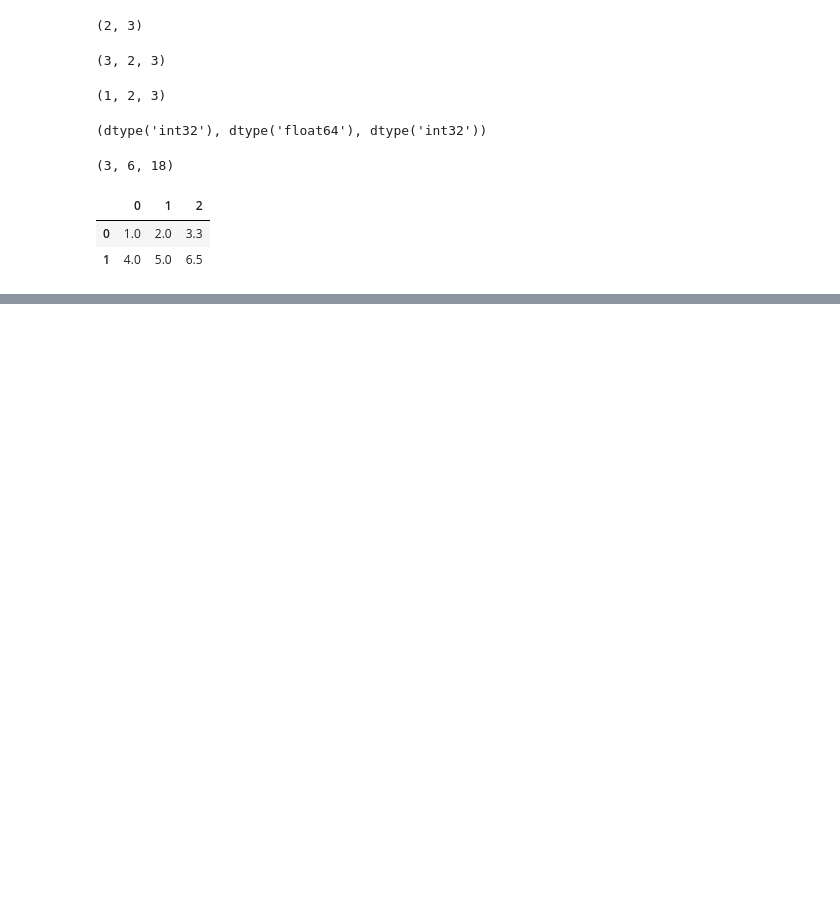
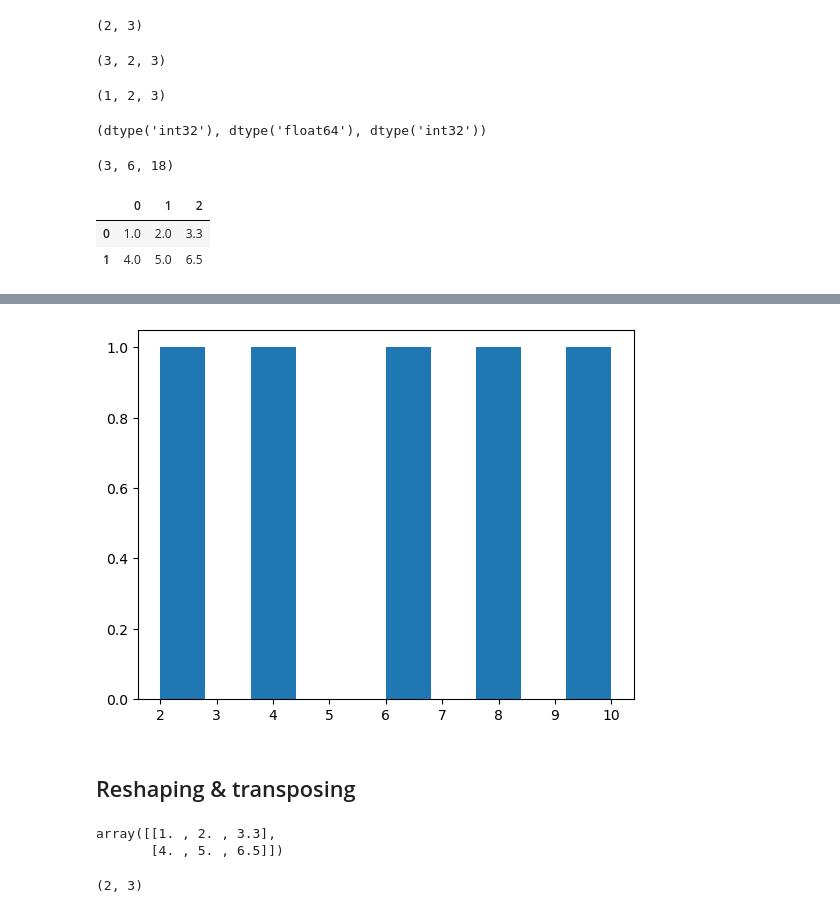
Before and after one commit to jamhus/ztm-course, a Jupyter notebook: section 3 - numpy/introduction-to-numpy.ipynb, the cells around one changed output, grey strips where cells are left out. Cells and saved outputs as stored; diff of their text form; code cells hidden in the pictures; blank space fills up the shorter version.

```diff
--- a/section 3 - numpy/introduction-to-numpy.ipynb
+++ b/section 3 - numpy/introduction-to-numpy.ipynb
@@ -77,0 +490,16 @@ df
+# %%
+plt.hist(low_var_array)
+plt.show()
+# %% [output]
+[figure, added]
+# %% [markdown]
+## Reshaping & transposing
+# %%
+a2
+# %% [output]
+array([[1. , 2. , 3.3],
+       [4. , 5. , 6.5]])
+# %%
+a2.shape
+# %% [output]
+(2, 3)
```
Also changed, not shown: parts of 114 cells of this notebook, 1 other file.
